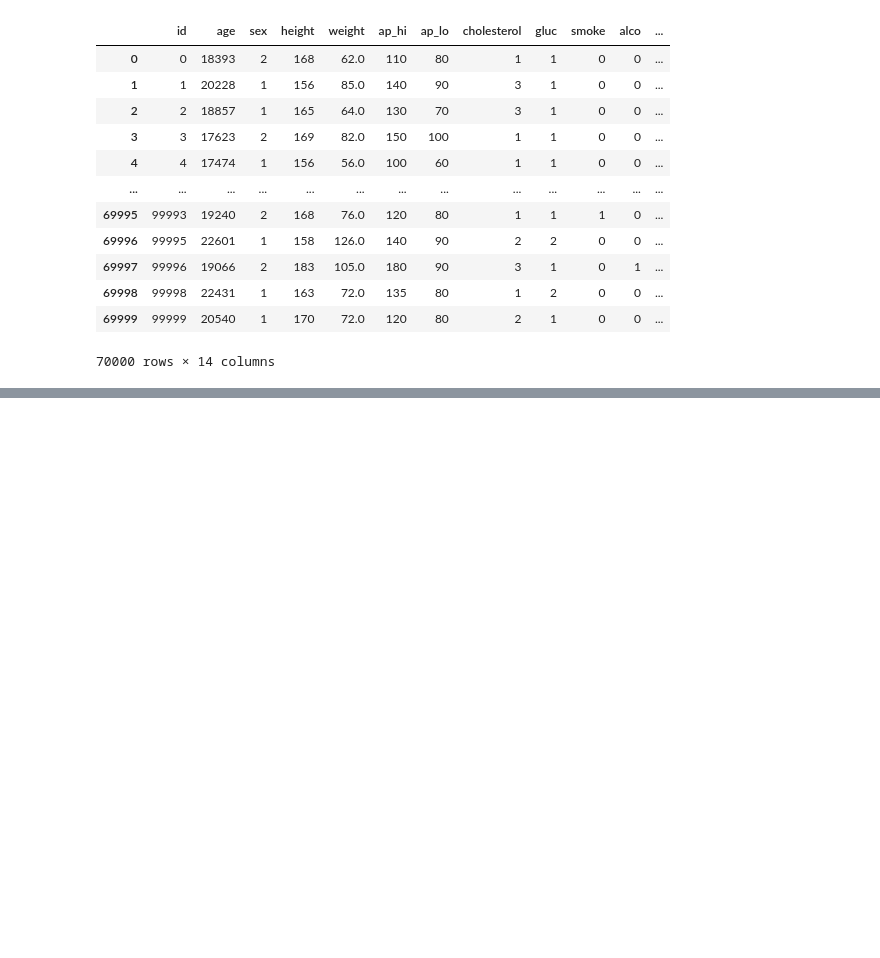
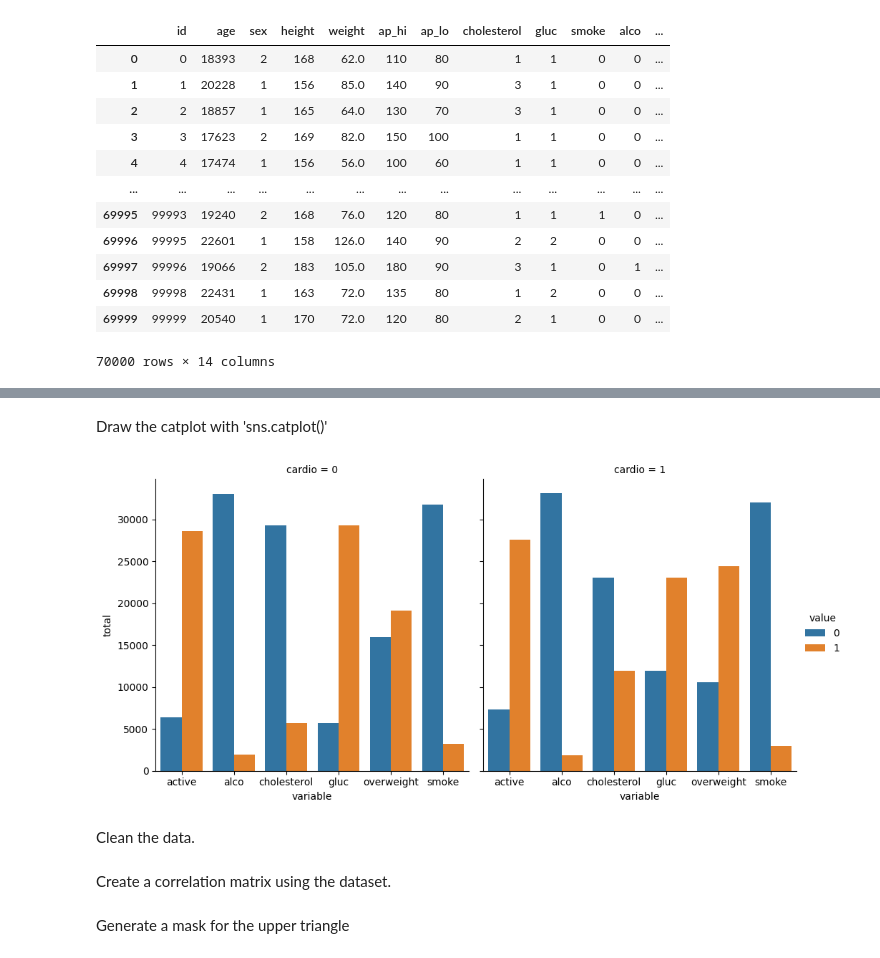
Before and after one commit to GiancarloN/Data-Analysis-with-Python, a Jupyter notebook: 03 - Medical Data Visualizer/medical_data.ipynb, the cells around one changed output, grey strips where cells are left out. Saved outputs shown, nothing was run; the diff lists cells and outputs as text; code cells hidden in the pictures; blank space fills up the shorter version.

```diff
--- a/03 - Medical Data Visualizer/medical_data.ipynb
+++ b/03 - Medical Data Visualizer/medical_data.ipynb
@@ -55,0 +58,9 @@ df
+# %%
+def normalize_values(value):
+    if value == 1:
+        return 0
+    else:
+        return 1
+# %%
+df["cholesterol"] = df.apply(lambda row: normalize_values(row["cholesterol"]), axis=1)
+df["gluc"] = df.apply(lambda row: normalize_values(row["cholesterol"]), axis=1)
@@ -55,0 +69,2 @@ df
+# %%
+df_cat = pd.melt(df, id_vars=['cardio'], value_vars=['cholesterol', 'gluc', 'smoke', 'alco', 'active', 'overweight'])
@@ -55,0 +73,5 @@ df
+# %%
+df_cat = df_cat.groupby(["cardio", "variable", "value"])["value"].count().to_frame()
+df_cat.rename(columns={'value': 'total'}, inplace=True)
+df_cat.reset_index(inplace=True)
+df_cat
@@ -55,0 +96,8 @@ df
+# %% [markdown]
+Draw the catplot with 'sns.catplot()'
+# %%
+catplot = sns.catplot(x='variable', y='total', hue='value', col='cardio', kind='bar', data=df_cat)
+# %% [output]
+[figure, added]
+# %% [markdown]
+Clean the data.
@@ -55,0 +110,2 @@ df
+# %% [markdown]
+Create a correlation matrix using the dataset.
@@ -55,0 +114,2 @@ df
+# %% [markdown]
+Generate a mask for the upper triangle
```
Also changed, not shown: parts of 11 cells of this notebook.
